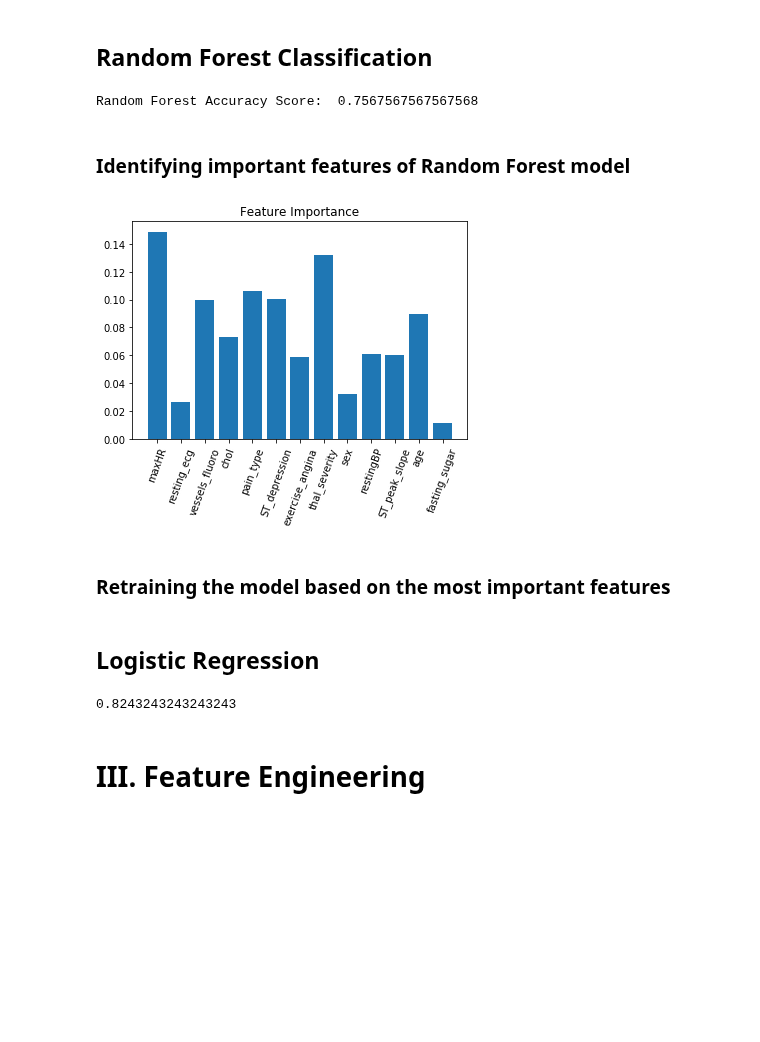
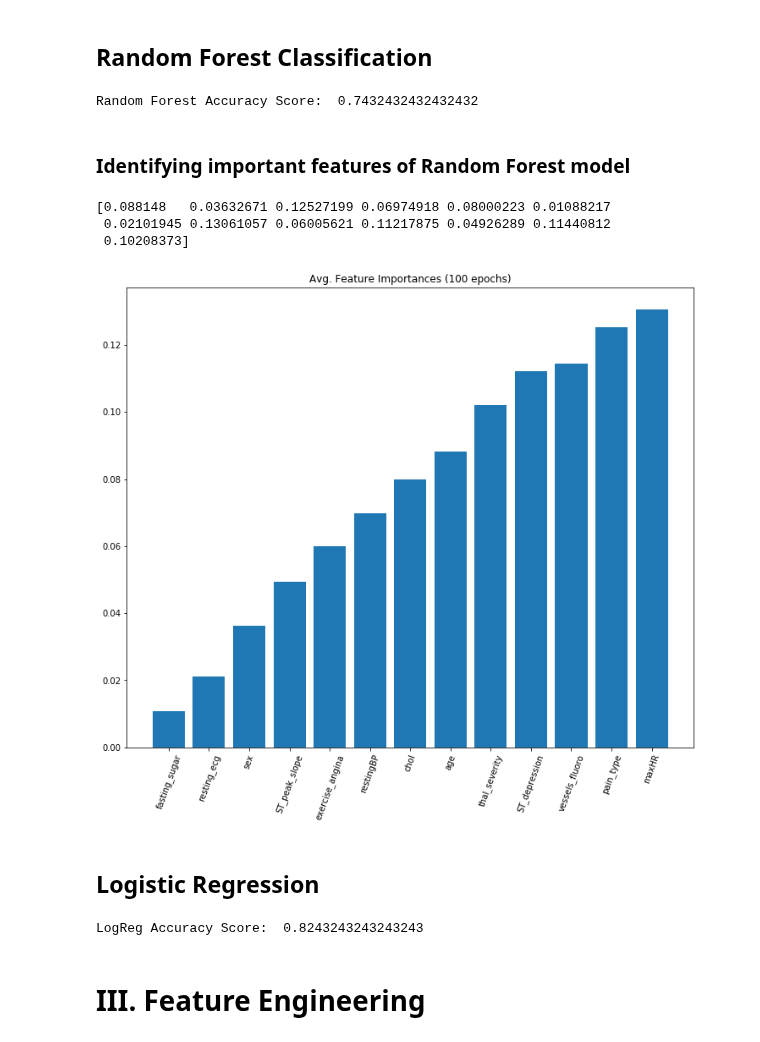
Before and after one commit to ljsauer/LaunchCode, a Jupyter notebook: Final Project - Model/Heart_Disease_Model.ipynb, the cells around one changed output. Cells and saved outputs as stored; diff of their text form; code cells hidden in the pictures; blank space fills up the shorter version.

```diff
--- a/Final Project - Model/Heart_Disease_Model.ipynb
+++ b/Final Project - Model/Heart_Disease_Model.ipynb
@@ -73,41 +103,65 @@ True
 ## Random Forest Classification
 # %%
 from sklearn.ensemble import RandomForestClassifier
+from statistics import mean
 
-randomforest = RandomForestClassifier(n_estimators = 1000, random_state = 1)
-randomforest.fit(X_train, y_train)
+def randomforest(X, y):
 
-acc = randomforest.score(X_test, y_test)
+    X_train, X_test, y_train, y_test = train_test_split(X, y)
 
-print("Random Forest Accuracy Score: ", acc)
+    randomforest = RandomForestClassifier()
+    model = randomforest.fit(X_train, y_train)
+    epochs = 500
+    score = []
+
+    while epochs > 0:
+        score.append(randomforest.score(X_test, y_test))
+        epochs -= 1
+
+    return mean(score)
+
+rf_score_one = randomforest(X, y)
+print("Random Forest Accuracy Score: ", rf_score_one)
 # %% [output]
-Random Forest Accuracy Score:  0.7567567567567568
+Random Forest Accuracy Score:  0.7432432432432432
 # %% [markdown]
 ### Identifying important features of Random Forest model
+# %%
+features=heart.columns
+X = heart.drop(columns='heart_disease')
+y = heart.heart_disease
+rfc = RandomForestClassifier()
+
+X_train, X_test, y_train, y_test = train_test_split(X, y)
+model = rfc.fit(X_train, y_train)
+
+featureMatrix = model.feature_importances_
+
+for n in range(100):
+    X_train, X_test, y_train, y_test = train_test_split(X, y)
+    model = rfc.fit(X_train, y_train)
+    featureMatrix = np.vstack((featureMatrix, model.feature_importances_))
+
+mean_importances = np.mean(featureMatrix, axis=0)
+
+print(mean_importances)
+# %% [output]
+[0.088148   0.03632671 0.12527199 0.06974918 0.08000223 0.01088217
+ 0.02101945 0.13061057 0.06005621 0.11217875 0.04926289 0.11440812
+ 0.10208373]
 # %%
-features = heart.drop(columns='heart_disease')
-target = heart.heart_disease
-
-randomforest = RandomForestClassifier(random_state=0, n_jobs=-1)
-
-model = randomforest.fit(features, target)
-
-# Calculate importances
-importances = model.feature_importances_
-
-# Sort importances in descending order
-indices = np.argsort(importances[::-1])
+# Sort importances
+indices = np.argsort(mean_importances)
 
 # Rearrange features so they match the sorted features
 names = [heart.columns[i] for i in indices]
 
 # Plot
 plt.figure()
-plt.title("Feature Importance")
-plt.bar(range(features.shape[1]), importances[indices])
-plt.xticks(range(features.shape[1]), names, rotation=70)
+plt.title("Avg. Feature Importances (100 epochs)")
+plt.bar(range(len(indices)), mean_importances[indices])
+plt.xticks(range(len(indices)), [features[i] for i in indices], rotation=70)
 plt.show()
+plt.rcParams["figure.figsize"] = [12.0, 10.0]
 # %% [output]
-[figure, old version]
+[figure, new version]
-# %% [markdown]
-### Retraining the model based on the most important features
@@ -133,9 +179,10 @@ logreg = LogisticRegression()
 
 logreg.fit(X_train, y_train)
 
-logreg.score(X_test, y_test)
+lg_score_one = logreg.score(X_test, y_test)
+print("LogReg Accuracy Score: ", lg_score_one)
 # %% [output]
-0.8243243243243243
+LogReg Accuracy Score:  0.8243243243243243
 # %% [markdown]
 # III. Feature Engineering
 # %% [markdown]
```
Also changed, not shown: parts of 14 cells of this notebook, 1 other file.
